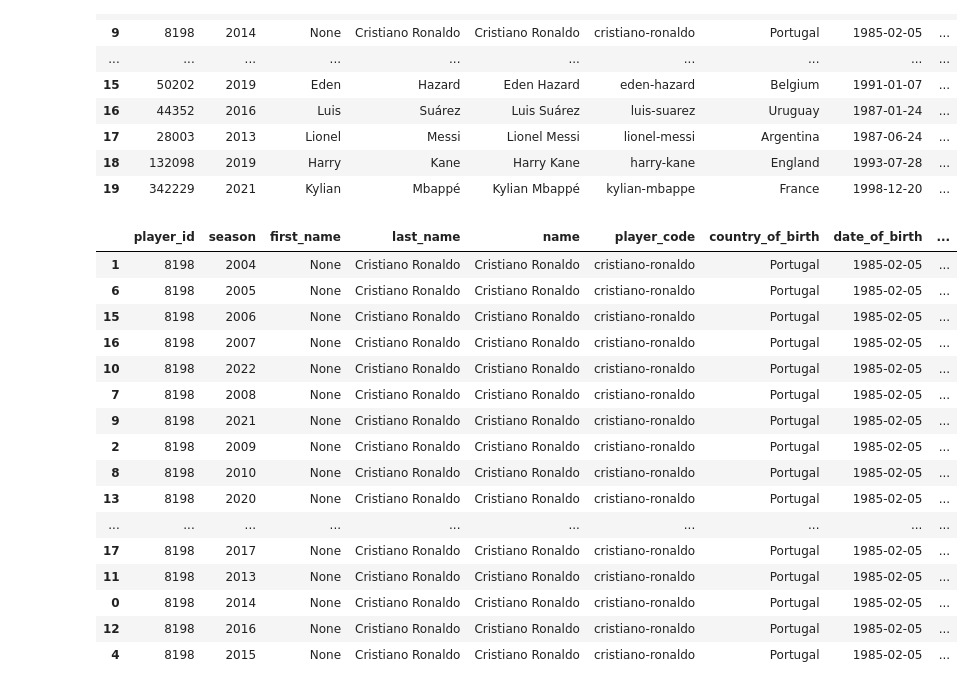
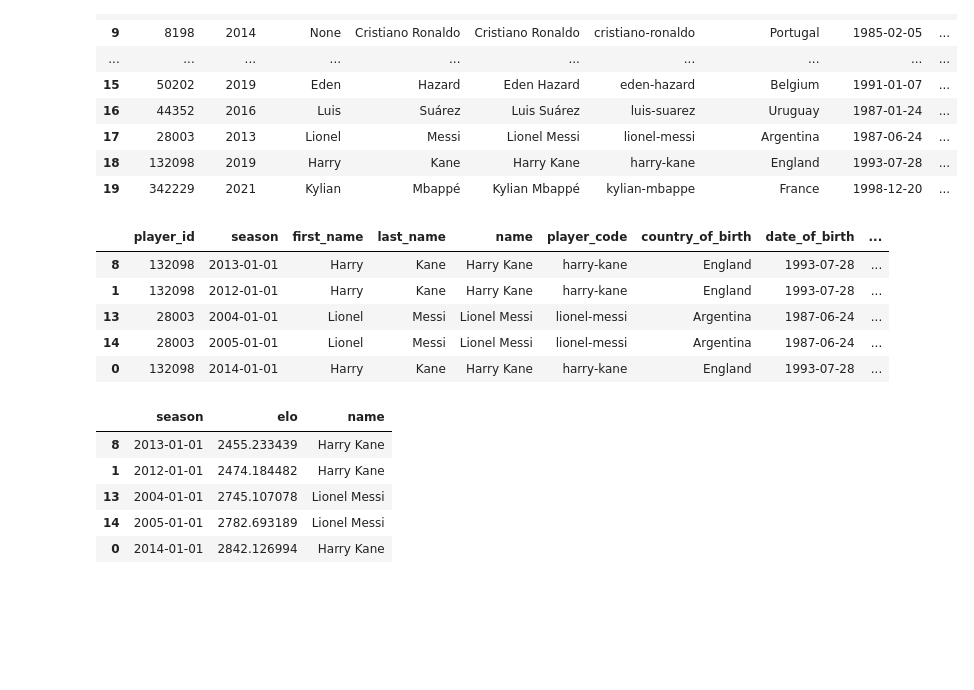
Before and after one commit to SnowHana/toelo, a Jupyter notebook: src/toelo/frontend/graph.ipynb, the cells around one changed output. Saved outputs shown, nothing was run; the diff lists cells and outputs as text; code cells hidden in the pictures; blank space fills up the shorter version.

```diff
--- a/src/toelo/frontend/graph.ipynb
+++ b/src/toelo/frontend/graph.ipynb
@@ -62,38 +62,47 @@ fig.show()
 # %%
 
 from pandas import DataFrame
+import pandas as pd
 from sqlalchemy import text
 from toelo.player_elo.database_connection import get_engine
 
-player_name = 'Cristiano Ronaldo'
+player_names = ['Cristiano Ronaldo', 'Lionel Messi', 'Harry Kane']
+df_list = []
 # player_name = 'Ronaldo Shani'
 engine = get_engine()
 with engine.connect() as conn:
-    res = conn.execute(
-        text("""SELECT * FROM players_elo WHERE name LIKE :x"""), {"x": player_name}
-    ).fetchall()
+    for name in player_names:
+        res = conn.execute(
+            text("""SELECT * FROM players_elo WHERE name LIKE :x"""), {"x": name}
+        ).fetchall()
+        df_list.append(DataFrame(res))
 
-df = DataFrame(res)
-# df.columns = res.keys()
+df = pd.concat(df_list)
 df.dropna(subset=['elo'], inplace=True)
 sort_by_elo = df.sort_values('elo', ascending=True)
 sort_by_elo['name_season'] = sort_by_elo['name'] + " - " + sort_by_elo['season'].astype(str)
-return sort_by_elo
+
+sort_by_elo["season"] = pd.to_datetime(sort_by_elo.season, format="%Y")
+
+sort_by_elo.head()
 # %% [output]
 |  | player_id | season | first_name | last_name | name | player_code | country_of_birth | date_of_birth | ... |
-| 1 | 8198 | 2004 | None | Cristiano Ronaldo | Cristiano Ronaldo | cristiano-ronaldo | Portugal | 1985-02-05 | ... |
-| 6 | 8198 | 2005 | None | Cristiano Ronaldo | Cristiano Ronaldo | cristiano-ronaldo | Portugal | 1985-02-05 | ... |
-| 15 | 8198 | 2006 | None | Cristiano Ronaldo | Cristiano Ronaldo | cristiano-ronaldo | Portugal | 1985-02-05 | ... |
-| 16 | 8198 | 2007 | None | Cristiano Ronaldo | Cristiano Ronaldo | cristiano-ronaldo | Portugal | 1985-02-05 | ... |
-| 10 | 8198 | 2022 | None | Cristiano Ronaldo | Cristiano Ronaldo | cristiano-ronaldo | Portugal | 1985-02-05 | ... |
-| 7 | 8198 | 2008 | None | Cristiano Ronaldo | Cristiano Ronaldo | cristiano-ronaldo | Portugal | 1985-02-05 | ... |
-| 9 | 8198 | 2021 | None | Cristiano Ronaldo | Cristiano Ronaldo | cristiano-ronaldo | Portugal | 1985-02-05 | ... |
-| 2 | 8198 | 2009 | None | Cristiano Ronaldo | Cristiano Ronaldo | cristiano-ronaldo | Portugal | 1985-02-05 | ... |
-| 8 | 8198 | 2010 | None | Cristiano Ronaldo | Cristiano Ronaldo | cristiano-ronaldo | Portugal | 1985-02-05 | ... |
-| 13 | 8198 | 2020 | None | Cristiano Ronaldo | Cristiano Ronaldo | cristiano-ronaldo | Portugal | 1985-02-05 | ... |
-| ... | ... | ... | ... | ... | ... | ... | ... | ... | ... |
-| 17 | 8198 | 2017 | None | Cristiano Ronaldo | Cristiano Ronaldo | cristiano-ronaldo | Portugal | 1985-02-05 | ... |
-| 11 | 8198 | 2013 | None | Cristiano Ronaldo | Cristiano Ronaldo | cristiano-ronaldo | Portugal | 1985-02-05 | ... |
-| 0 | 8198 | 2014 | None | Cristiano Ronaldo | Cristiano Ronaldo | cristiano-ronaldo | Portugal | 1985-02-05 | ... |
-| 12 | 8198 | 2016 | None | Cristiano Ronaldo | Cristiano Ronaldo | cristiano-ronaldo | Portugal | 1985-02-05 | ... |
-| 4 | 8198 | 2015 | None | Cristiano Ronaldo | Cristiano Ronaldo | cristiano-ronaldo | Portugal | 1985-02-05 | ... |
+| 8 | 132098 | 2013-01-01 | Harry | Kane | Harry Kane | harry-kane | England | 1993-07-28 | ... |
+| 1 | 132098 | 2012-01-01 | Harry | Kane | Harry Kane | harry-kane | England | 1993-07-28 | ... |
+| 13 | 28003 | 2004-01-01 | Lionel | Messi | Lionel Messi | lionel-messi | Argentina | 1987-06-24 | ... |
+| 14 | 28003 | 2005-01-01 | Lionel | Messi | Lionel Messi | lionel-messi | Argentina | 1987-06-24 | ... |
+| 0 | 132098 | 2014-01-01 | Harry | Kane | Harry Kane | harry-kane | England | 1993-07-28 | ... |
+# %%
+df = sort_by_elo[["season", "elo", "name"]]
+
+ELO_OFFSET = 300
+season_boundary = [min(df['season']), max(df['season'])]
+elo_boundary = [min(df['elo']) - ELO_OFFSET, max(df['elo']) + ELO_OFFSET]
+df.head()
+# %% [output]
+|  | season | elo | name |
+| 8 | 2013-01-01 | 2455.233439 | Harry Kane |
+| 1 | 2012-01-01 | 2474.184482 | Harry Kane |
+| 13 | 2004-01-01 | 2745.107078 | Lionel Messi |
+| 14 | 2005-01-01 | 2782.693189 | Lionel Messi |
+| 0 | 2014-01-01 | 2842.126994 | Harry Kane |
```
Also changed, not shown: parts of 1 cell of this notebook, 4 other files.
